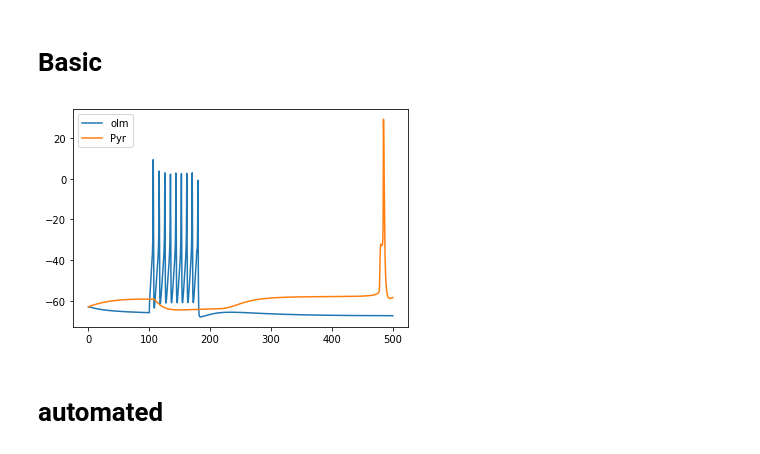
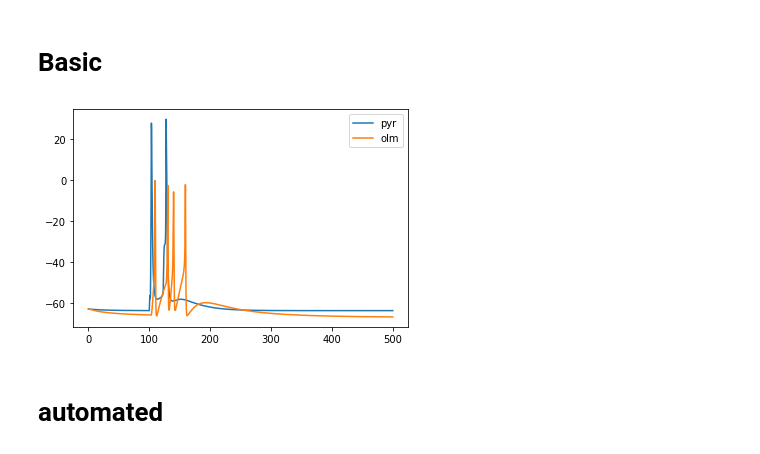
Before and after one commit to ddopp4877/CA1_model, a Jupyter notebook: TwoCellModel.ipynb, the cells around one changed output. Drawn from its saved outputs; the diff is of its cells as text; code cells hidden in the pictures.

Commit message:
single cell properties and syn weights adjusted

```diff
--- a/TwoCellModel.ipynb
+++ b/TwoCellModel.ipynb
@@ -270,49 +270,49 @@ callNames = ["h." + fileList[i].split('_')[1].split('.')[0] + "()" for i in rang
 callNames.sort()
 # %%
 tstop = 500
-iclamp_amp = 0.6
-Cell1 = h.olmcell()
-Cell2 = h.pyramidalcell()
+iclamp_amp = 0.5
+Cell1 = h.pyramidalcell()
+Cell2 = h.olmcell()
 
 
 iclamp = h.IClamp(Cell1.soma[0](0.5))
 iclamp.delay = 100
-iclamp.dur = 78
+iclamp.dur = 1
 iclamp.amp =iclamp_amp
 
 
 vCell1 = h.Vector().record(Cell1.soma[0](0.5)._ref_v)
 vCell2 = h.Vector().record(Cell2.soma[0](0.5)._ref_v)
-vcomp4 = h.Vector().record(Cell2.apical[4](0.5)._ref_v)
+#vcomp4 = h.Vector().record(Cell2.apical[4](0.5)._ref_v)
 
 
-syn = h.int2pyr(Cell2.apical[4](0.5))
-syn.gmax = 6
+syn = h.pyr2int(Cell2.dend[1](0.5))
+syn.gmax = 0.1
 
 #isyn = h.Vector().record(syn._ref_i_nmda)
 
 
 netcon = h.NetCon(Cell1.soma[0](0.5)._ref_v, syn,-10, 0, 1,sec=Cell1.soma[0])
 
 
 
 h.dt=0.1
 h.L = 20
 h.finitialize(-63)
 h.continuerun(tstop)
 
 vCell1 = np.array(vCell1)
 vCell2 = np.array(vCell2)
 
 time = np.linspace(0,tstop,int(tstop/h.dt )+1)#+1 for some reason
-plt.plot(time,vCell1,label='olm')
-plt.plot(time,vCell2 ,label='Pyr')
+plt.plot(time,vCell1,label='pyr')
+plt.plot(time,vCell2 ,label='olm')
 plt.legend()
 #plt.plot(iGABA)
 vCell1_1 = vCell2
 #isyn_1 = isyn
 # %% [output]
-[figure, old version]
+[figure, new version]
 # %%
 plt.plot(vcomp4)
 # %%
```
Also changed, not shown: parts of 1 cell of this notebook, 9 other files.
